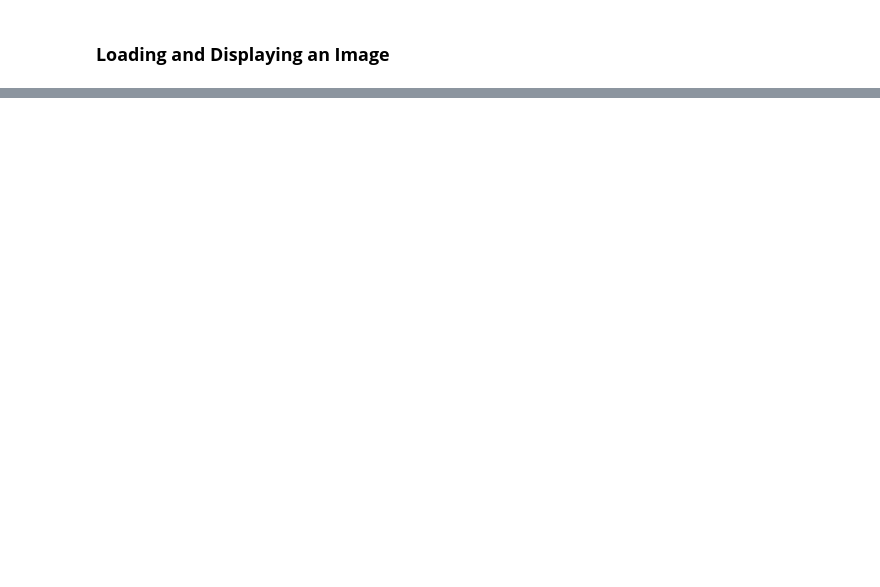
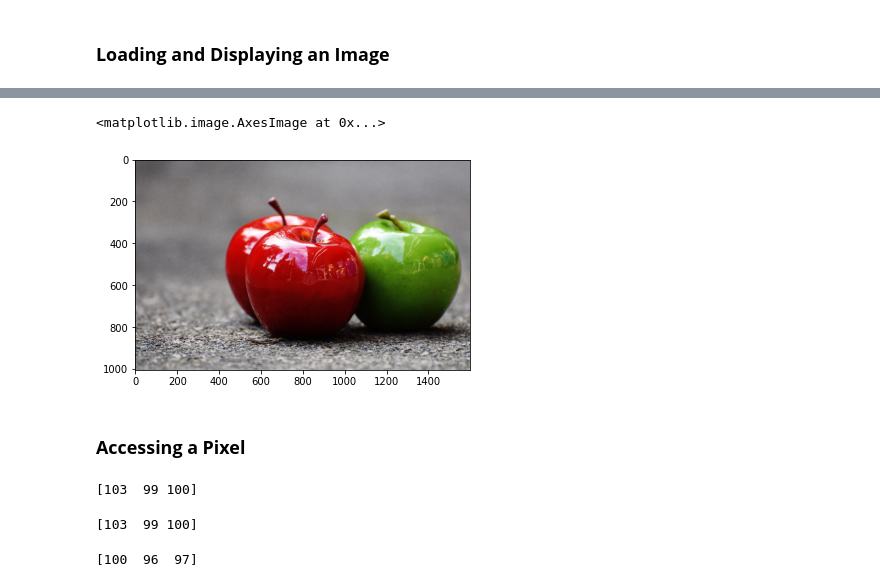
Before and after one commit to ryann-arruda/digital-image-processing, a Jupyter notebook: digital_image_processing.ipynb, the cells around one changed output, grey strips where cells are left out. Drawn from its saved outputs; the diff is of its cells as text; code cells hidden in the pictures; blank space fills up the shorter version.

Commit message:
Added how to display an image and 'Accessing a Pixel' section

```diff
--- a/digital_image_processing.ipynb
+++ b/digital_image_processing.ipynb
@@ -27,0 +51,9 @@ os.listdir()
+# %%
+image = Image.open("fruits.jpg")
+# %%
+plt.imshow(image)
+# %% [output]
+<matplotlib.image.AxesImage at 0x...>
+[figure, added]
+# %% [markdown]
+### **Accessing a Pixel**
@@ -27,0 +62,15 @@ os.listdir()
+# %%
+# First pixel
+print(image_arr[0][0])
+# %% [output]
+[103  99 100]
+# %%
+# Pixel located in the fifth row and tenth column
+print(image_arr[5][10])
+# %% [output]
+[103  99 100]
+# %%
+# Pixel located in the hundredth row and fourteenth column
+print(image_arr[100][14])
+# %% [output]
+[100  96  97]
```
Also changed, not shown: parts of 5 cells of this notebook.
